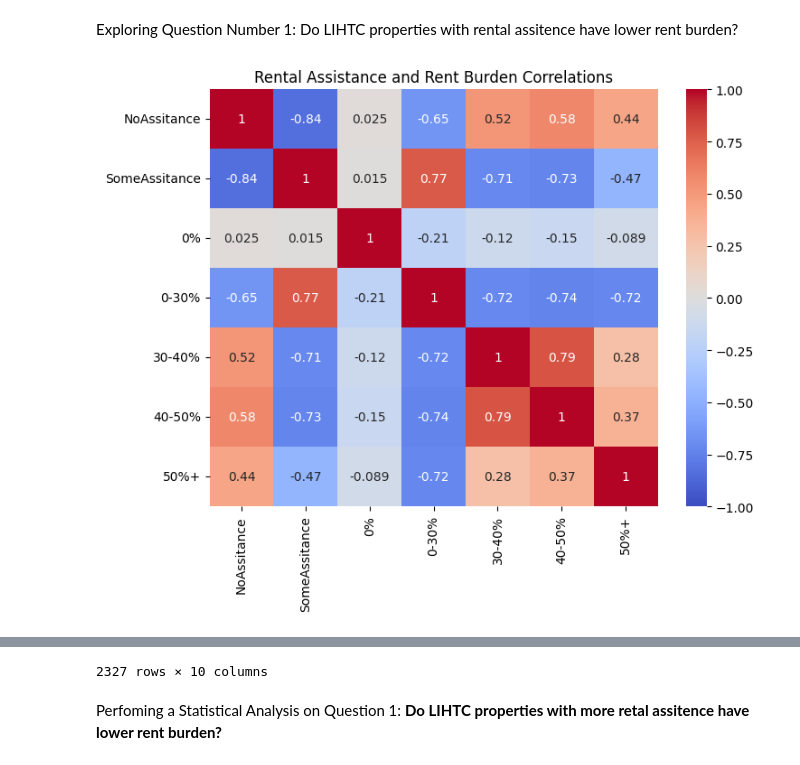
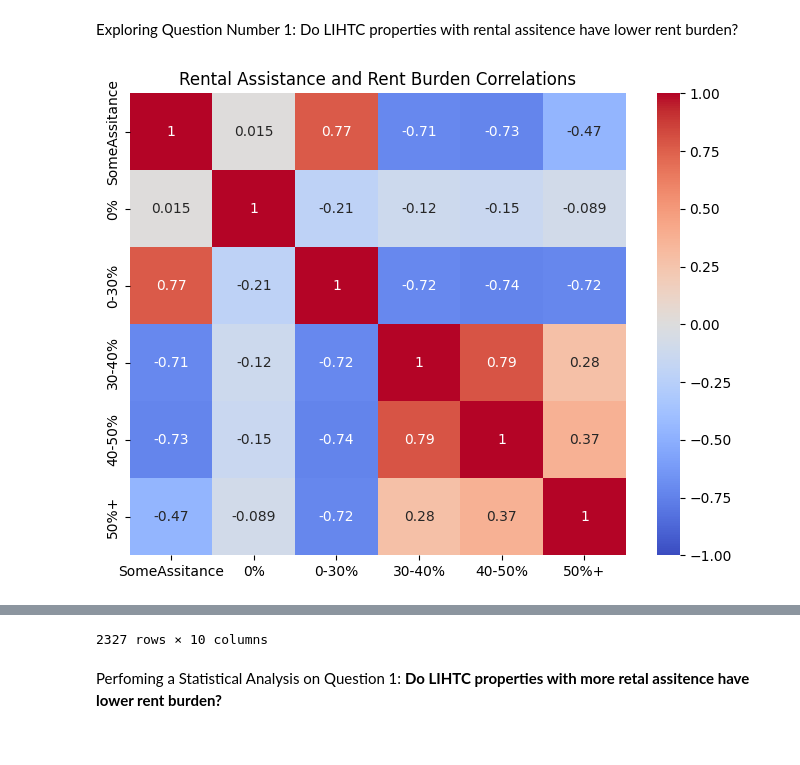
Before and after one commit to bitriagaleonela40-cmd/housing-research, a Jupyter notebook: Housing.ipynb, the cells around one changed output, grey strips where cells are left out. Drawn from its saved outputs; the diff is of its cells as text; code cells hidden in the pictures.

```diff
--- a/Housing.ipynb
+++ b/Housing.ipynb
@@ -347,35 +347,34 @@ Question_one = Question_one.rename(columns={"UNITS_INC_RNT_0_30_PCT": "0-30%"})
 Question_one = Question_one.rename(columns={"UNITS_INC_RNT_30_40_PCT": "30-40%"})
 Question_one = Question_one.rename(columns={"UNITS_INC_RNT_40_50_PCT": "40-50%"})
 Question_one = Question_one.rename(columns={"UNITS_INC_RNT_GRT_50_PCT": "50%+"})
 
 
 #Drop null values
 for col in ['state', 'propertyname', 'city', 'NoAssitance', 'SomeAssitance', '0%', '0-30%','30-40%', '40-50%', '50%+']:
   Question_one[col] = Question_one[col].replace(-4, np.nan)
 
 Question_one = Question_one.dropna(axis = 0, how = 'any', subset = None)
 
 #Data visualisation
 cols = [
-    'NoAssitance',
     'SomeAssitance',
     '0%',
     '0-30%',
     '30-40%',
     '40-50%',
     '50%+'
 ]
 
 corr = Question_one[cols].corr()
 
 plt.figure(figsize=(8,6))
 sns.heatmap(corr, annot=True, cmap='coolwarm', vmin=-1, vmax=1)
 
 plt.title("Rental Assistance and Rent Burden Correlations")
 plt.show()
 Question_one
 # %% [output]
-[figure, old version]
+[figure, new version]
 |  | state | propertyname | city | NoAssitance | SomeAssitance | 0% | 0-30% | 30-40% | 40-50% | ... |
 | 26 | AL | AHEPA 310 APARTMENTS | MOBILE | 0.0 | 100.0 | 0.000000 | 100.000000 | 0.0 | 0.0 | ... |
 | 41 | AL | APARTMENTS AT RUSSEL ERSKINE FKA ... | HUNTSVILLE | 0.0 | 100.0 | 0.000000 | 100.000000 | 0.0 | 0.0 | ... |
```
